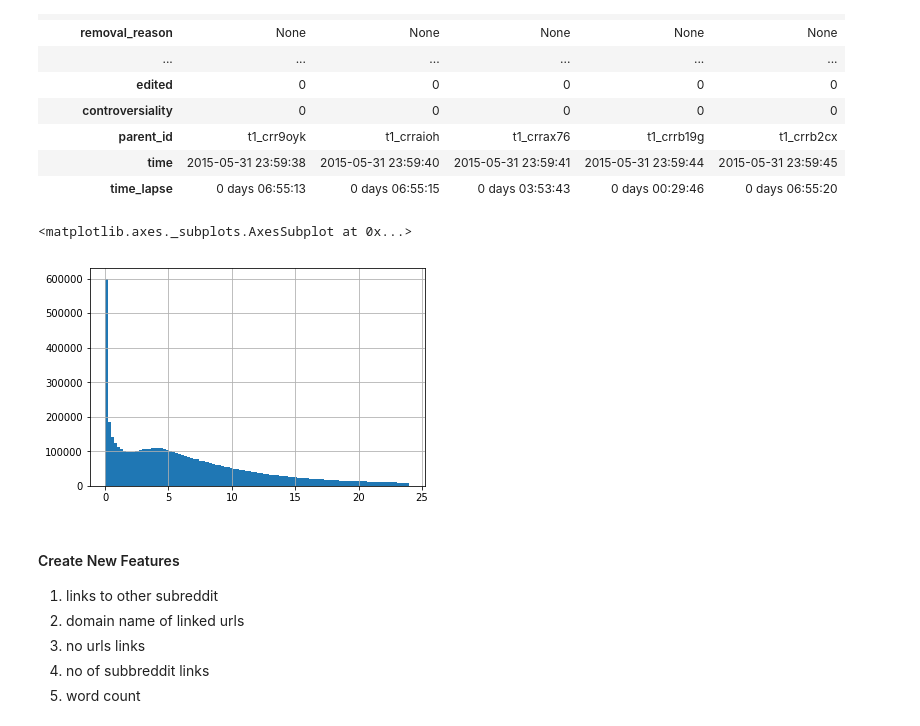
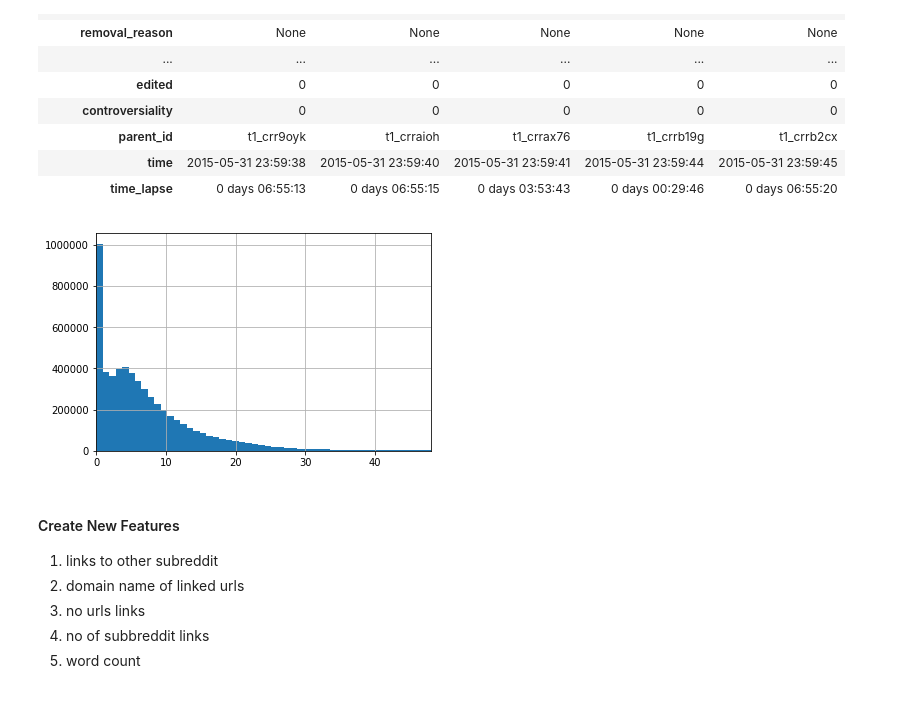
Before and after one commit to Prakhar-USF/ml-reddit, a Jupyter notebook: EDA_New_Data.ipynb, the cells around one changed output. Saved outputs shown, nothing was run; the diff lists cells and outputs as text; code cells hidden in the pictures.

```diff
--- a/EDA_New_Data.ipynb
+++ b/EDA_New_Data.ipynb
@@ -155,12 +155,11 @@ df.tail(5).T
 | time | 2015-05-31 23:59:38 | 2015-05-31 23:59:40 | 2015-05-31 23:59:41 | 2015-05-31 23:59:44 | 2015-05-31 23:59:45 |
 | time_lapse | 0 days 06:55:13 | 0 days 06:55:15 | 0 days 03:53:43 | 0 days 00:29:46 | 0 days 06:55:20 |
 # %%
-df.time_lapse = df.time_lapse.apply(lambda x: x.seconds)
+df.time_lapse = df.time_lapse.apply(lambda x: x.total_seconds())
 # %%
-(df.time_lapse / (60*60)).hist(bins=100)
+(df.time_lapse / (60*60)).hist(bins=800).set_xlim((0, 48));
 # %% [output]
-<matplotlib.axes._subplots.AxesSubplot at 0x...>
-[figure, old version]
+[figure, new version]
 # %% [markdown]
 #### Create New Features
 1) links to other subreddit
```
Also changed, not shown: parts of 10 cells of this notebook.
